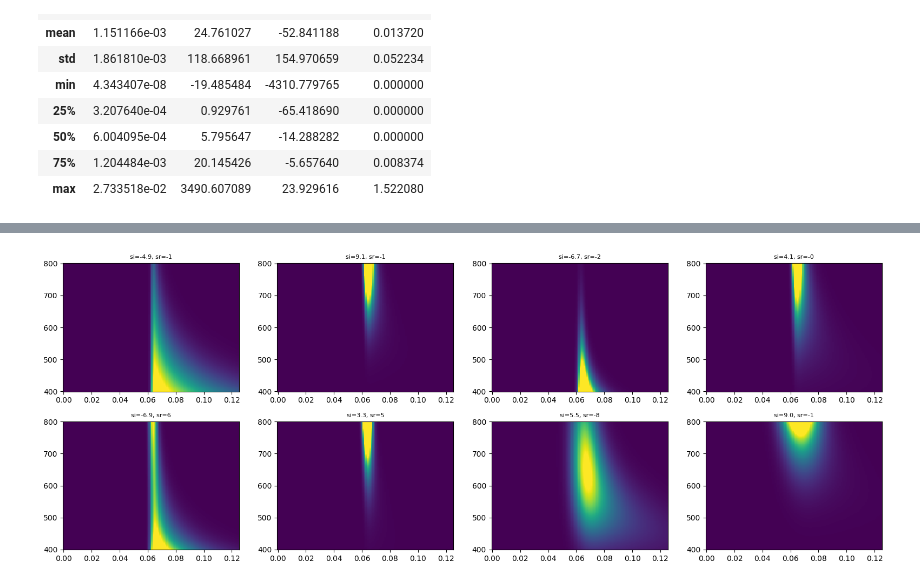
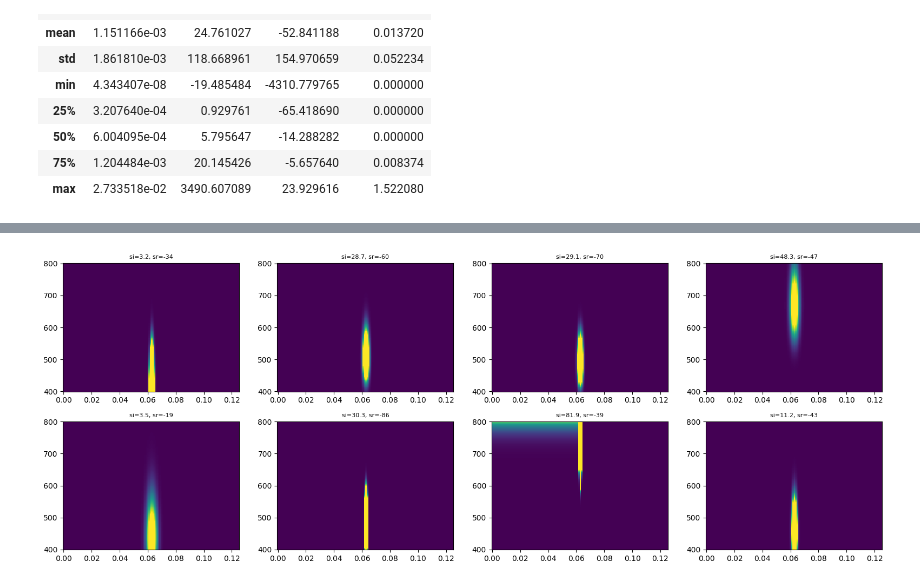
Before and after one commit to rtenacity/chime-catalog-two-analysis, a Jupyter notebook: sim_frb.ipynb, the cells around one changed output, grey strips where cells are left out. Saved outputs shown, nothing was run; the diff lists cells and outputs as text; code cells hidden in the pictures.

```diff
--- a/sim_frb.ipynb
+++ b/sim_frb.ipynb
@@ -77,23 +85,26 @@ freqs = np.linspace(400, 800, n_freq)
 times_ms = np.arange(n_timesteps) * dt
 times_s = times_ms / 1000.0
 
+
 sample_frb = sample_kde(kde_nonrep, bounds, 1)[0]
 width_fitb, sp_idx, sp_run, scat_time = sample_frb
 
 model_obj = SpectrumModeler(freqs, times_s)
 center_time = times_s[len(times_s) // 2]
 
-params = {
-    "amplitude": [-0.4],
-    "arrival_time": [center_time],
-    "burst_width": [width_fitb],
-    "dm": [0],
-    "dm_index": [-2.0],
-    "ref_freq": [400.192],
-    "scattering_timescale": [scat_time],
-    "scattering_index": [-4.0],
-    "spectral_index": [sp_idx],
-    "spectral_running": [sp_run],
-}
+print(f"Sampled parameters: width_fitb={width_fitb}, sp_idx={sp_idx}, sp_run={sp_run}, scat_time={scat_time}")
+
+
+# taken from example in fitburst repo
+params = {'amplitude': [-0.4812764314320905],
+ 'arrival_time': [center_time],
+ 'burst_width': [0.00027258462551453457],
+ 'dm': [0.0],
+ 'dm_index': [-2.0],
+ 'ref_freq': [400.1953125],
+ 'scattering_index': [-4.0],
+ 'scattering_timescale': [0.0],
+ 'spectral_index': [2.8705490561459213],
+ 'spectral_running': [-15.86167822219646]}
 
 model_obj.update_parameters(params)
@@ -122,19 +123,20 @@ Name: width_fitb, dtype: float64
 # %%
 fig, axes = plt.subplots(2, 4, figsize=(16, 6))
 for ax in axes.flat:
     s = sample_kde(kde_nonrep, bounds, 1)[0]
+    scatter_index = rng.uniform(-4.4, -3.5)
     w, si, sr, st = s
     model_obj.update_parameters({
-        "amplitude": [0.0], "arrival_time": [center_time],
+        "amplitude": [1.0], "arrival_time": [center_time],
         "burst_width": [w], "dm": [0], "dm_index": [-2.0],
-        "ref_freq": [400.192], "scattering_timescale": [st],
-        "scattering_index": [-4.0], "spectral_index": [si], "spectral_running": [sr],
+        "ref_freq": [400.192], "scattering_timescale": [st/1000],
+        "scattering_index": [scatter_index], "spectral_index": [si], "spectral_running": [sr],
     })
     m = model_obj.compute_model()
     vmin, vmax = np.nanpercentile(m, [1, 99])
     ax.pcolormesh(times_s, freqs, m, vmin=vmin, vmax=vmax)
     ax.set_title(f"si={si:.1f}, sr={sr:.0f}", fontsize=8)
 plt.tight_layout()
 plt.show()
 # %% [output]
-[figure, old version]
+[figure, new version]
```
Also changed, not shown: parts of 8 cells of this notebook, 3 other files.
